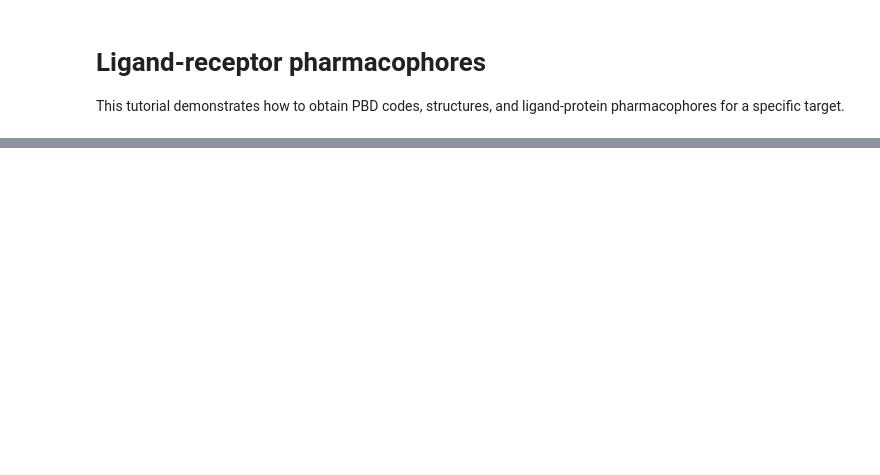
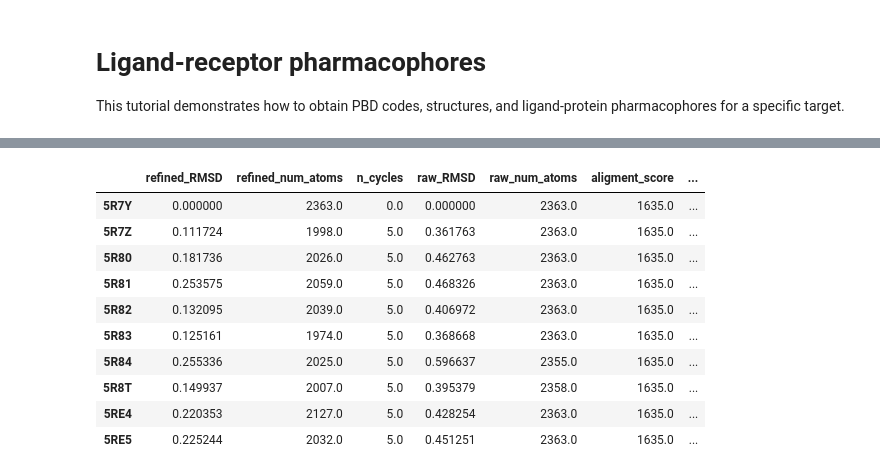
Before and after one commit to AngelRuizMoreno/ConcensusPharmacophore, a Jupyter notebook: tutorials/ReceptorLigandPharmacophores.ipynb, the cells around one changed output, grey strips where cells are left out. Drawn from its saved outputs; the diff is of its cells as text; code cells hidden in the pictures; blank space fills up the shorter version.

```diff
--- a/tutorials/ReceptorLigandPharmacophores.ipynb
+++ b/tutorials/ReceptorLigandPharmacophores.ipynb
@@ -19,8 +28,20 @@ len(Mpro_PDB)
 # %%
 matrix=pd.DataFrame()
 for pdb in Mpro_PDB[:10]:
-    data=fetch_structure(target=pdb,target_chain='A',reference='5R7Y',reference_chain='A',output_folder='Example',extract_ligands=True)
+    data=fetch_structure(target=pdb,target_chain='A',reference='5R7Y',reference_chain='A',output_folder='example_files/',extract_ligands=True)
     matrix=pd.concat([matrix,data])
 matrix
+# %% [output]
+|  | refined_RMSD | refined_num_atoms | n_cycles | raw_RMSD | raw_num_atoms | aligment_score | ... |
+| 5R7Y | 0.000000 | 2363.0 | 0.0 | 0.000000 | 2363.0 | 1635.0 | ... |
+| 5R7Z | 0.111724 | 1998.0 | 5.0 | 0.361763 | 2363.0 | 1635.0 | ... |
+| 5R80 | 0.181736 | 2026.0 | 5.0 | 0.462763 | 2363.0 | 1635.0 | ... |
+| 5R81 | 0.253575 | 2059.0 | 5.0 | 0.468326 | 2363.0 | 1635.0 | ... |
+| 5R82 | 0.132095 | 2039.0 | 5.0 | 0.406972 | 2363.0 | 1635.0 | ... |
+| 5R83 | 0.125161 | 1974.0 | 5.0 | 0.368668 | 2363.0 | 1635.0 | ... |
+| 5R84 | 0.255336 | 2025.0 | 5.0 | 0.596637 | 2355.0 | 1635.0 | ... |
+| 5R8T | 0.149937 | 2007.0 | 5.0 | 0.395379 | 2358.0 | 1635.0 | ... |
+| 5RE4 | 0.220353 | 2127.0 | 5.0 | 0.428254 | 2363.0 | 1635.0 | ... |
+| 5RE5 | 0.225244 | 2032.0 | 5.0 | 0.451251 | 2363.0 | 1635.0 | ... |
 # %%
 for file in os.listdir('Example/receptor/'):
```
Also changed, not shown: parts of 4 cells of this notebook, 1 other file.
